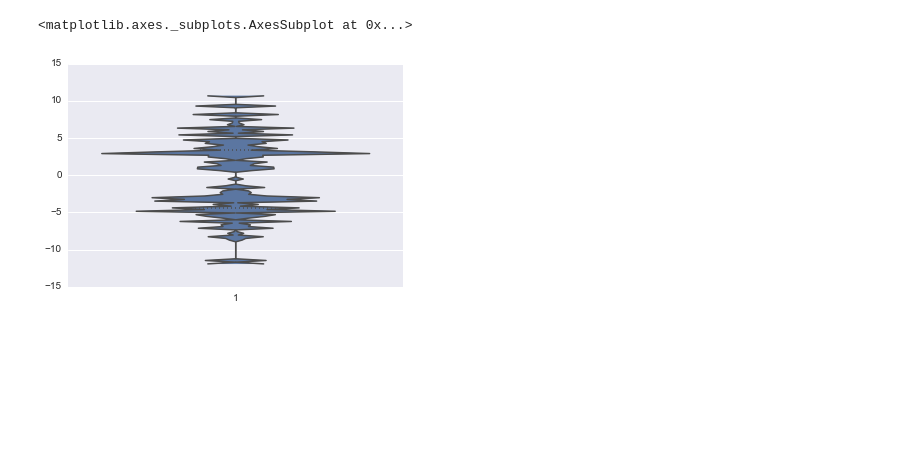
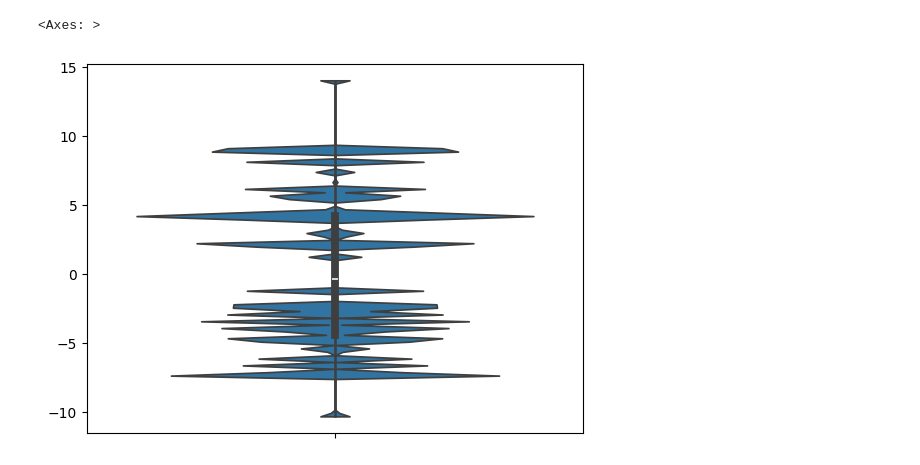
Before and after one commit to Depisdrul/Udemy-notes, a Jupyter notebook: Lec_51_Box_and_Violin_Plots.ipynb, the cells around one changed output. Saved outputs shown, nothing was run; the diff lists cells and outputs as text; code cells hidden in the pictures; blank space fills up the shorter version.

```diff
--- a/Lec_51_Box_and_Violin_Plots.ipynb
+++ b/Lec_51_Box_and_Violin_Plots.ipynb
@@ -69,10 +77,11 @@ sns.violinplot([data1,data2])
 # Wow, quite revealing!
 # %%
 # We can also change the bandwidth of the kernel used for the density fit of the violin plots if desired
-sns.violinplot(data2,bw=0.01)
+# sns.violinplot(data2,bw=0.01) # The `bw` parameter is deprecated in favor of `bw_method`/`bw_adjust`.
+sns.violinplot(data2,bw_adjust=0.01)
 # %% [output]
-<matplotlib.axes._subplots.AxesSubplot at 0x...>
+<Axes: >
-[figure, old version]
+[figure, new version]
 # %%
 # Much like a rug plot, we can also include the individual points, or sticks
 sns.violinplot(data1,inner="stick")
```
Also changed, not shown: parts of 7 cells of this notebook, 11 other files.
